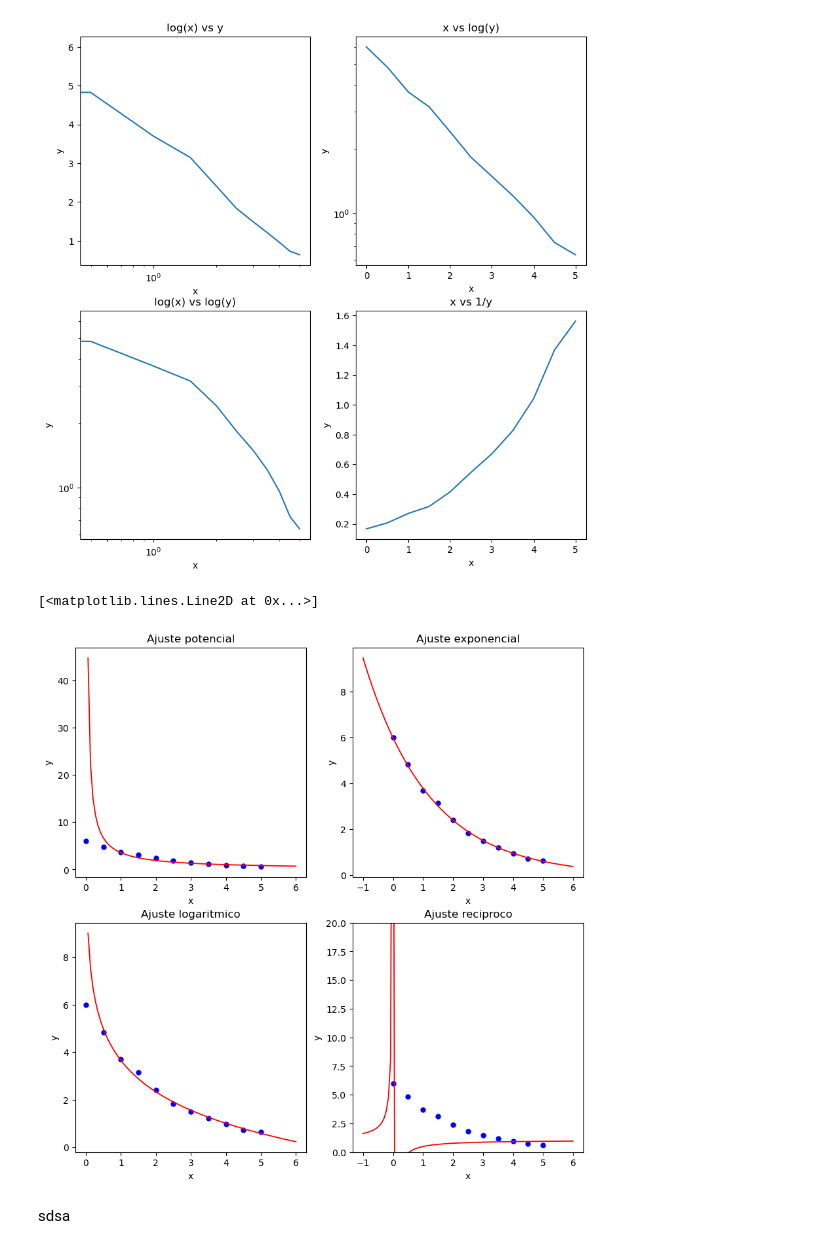
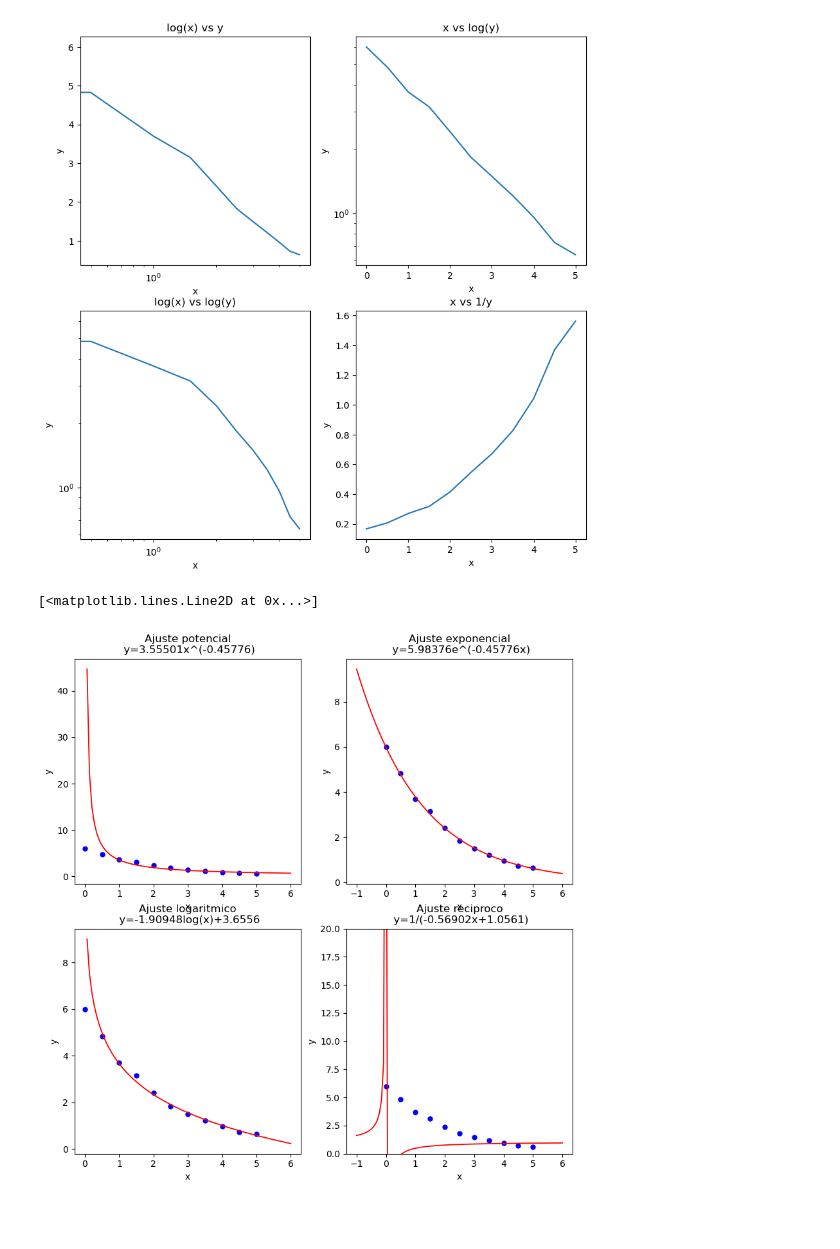
Before and after one commit to Jose-AE/F1014B, a Jupyter notebook: T1/T1.ipynb, the cells around one changed output. Drawn from its saved outputs; the diff is of its cells as text; code cells hidden in the pictures; blank space fills up the shorter version.

Commit message:
T1 Graph labels update

```diff
--- a/T1/T1.ipynb
+++ b/T1/T1.ipynb
@@ -144,38 +144,42 @@ ax[1, 1].plot(x, 1 / y)
 [figure]
 # %%
 p_po = np.polyfit(np.log(x[(x > 0) & (y > 0)]), np.log(y[(x > 0) & (y > 0)]), 1)
-m = p_po[0]
-b = np.exp(p_po[1])
+m_po = p_po[0]
+b_po = np.exp(p_po[1])
 x_po = np.linspace(-1, 6, 100)
-y_po = b * x_po**m
+y_po = b_po * x_po**m_po
 
 
 p_ex = np.polyfit(x[(x > 0) & (y > 0)], np.log(y[(x > 0) & (y > 0)]), 1)
-m = p_ex[0]
-b = np.exp(p_ex[1])
+m_ex = p_ex[0]
+b_ex = np.exp(p_ex[1])
 x_ex = np.linspace(-1, 6, 100)
-y_ex = b * np.exp(m * x_ex)
+y_ex = b_ex * np.exp(m_ex * x_ex)
 
 
 p_lo = np.polyfit(np.log(x[(x > 0) & (y > 0)]), y[(x > 0) & (y > 0)], 1)
-m = p_lo[0]
-b = p_lo[1]
+m_lo = p_lo[0]
+b_lo = p_lo[1]
 x_lo = np.linspace(-1, 6, 100)
-y_lo = b + m * np.log(x_lo)
+y_lo = b_lo + m_lo * np.log(x_lo)
 
 
 p_re = np.polyfit(1 / x[x != 0], 1 / y[x != 0], 1)
-m = p_re[0]
-b = p_re[1]
+m_re = p_re[0]
+b_re = p_re[1]
 x_re = np.linspace(-1, 6, 100)
-y_re = m / x_re + b
+y_re = m_re / x_re + b_re
 
 
 # Crear una figura con 2 filas y 2 columnas
 fig, ax = plt.subplots(nrows=2, ncols=2, figsize=(10, 10))
 
 # Gráfico 1: Ajuste potencial
-ax[0, 0].set(title="Ajuste potencial", xlabel="x", ylabel="y")
+ax[0, 0].set(
+    title=f"Ajuste potencial\n y={round(b_po,5)}x^({round(m_ex,5)})",
+    xlabel="x",
+    ylabel="y",
+)
 ax[0, 0].scatter(
     x, y, color="blue", marker="o", facecolors="blue", s=25
 )  # Scatter plot of the data
@@ -188,7 +192,11 @@ ax[0, 0].plot(
 
 
 # Gráfico 2: Ajuste exponencial
-ax[0, 1].set(title="Ajuste exponencial", xlabel="x", ylabel="y")
+ax[0, 1].set(
+    title=f"Ajuste exponencial\n y={round(b_ex,5)}e^({round(m_ex,5)}x)",
+    xlabel="x",
+    ylabel="y",
+)
 
 ax[0, 1].scatter(
     x, y, color="blue", marker="o", facecolors="blue", s=25
@@ -199,35 +207,42 @@ ax[0, 1].plot(
     linewidth=1.3,
     color="red",
 )  # Plot the fit
 
 
 # Gráfico 3: Ajuste logaritmico
-ax[1, 0].set(title="Ajuste logaritmico", xlabel="x", ylabel="y")
+ax[1, 0].set(
+    title=f"Ajuste logaritmico\n y={round(m_lo,5)}log(x)+{round(b_lo,5)}",
+    xlabel="x",
+    ylabel="y",
+)
 ax[1, 0].scatter(
     x, y, color="blue", marker="o", facecolors="blue", s=25
 )  # Scatter plot of the data
 ax[1, 0].plot(
     x_lo,
     y_lo,
     linewidth=1.3,
     color="red",
 )  # Plot the fit
 
 
 # Gráfico 4: Ajuste reciproco
-ax[1, 1].set(title="Ajuste reciproco", xlabel="x", ylabel="y", ylim=(0, 20))
+ax[1, 1].set(
+    title=f"Ajuste reciproco\n y=1/({round(m_re,5)}x+{round(b_re,5)})",
+    xlabel="x",
+    ylabel="y",
+    ylim=(0, 20),
+)
 
 ax[1, 1].scatter(
     x, y, color="blue", marker="o", facecolors="blue", s=25
 )  # Scatter plot of the data
 ax[1, 1].plot(
     x_re,
     y_re,
     linewidth=1.3,
     color="red",
 )  # Plot the fit
 # %% [output]
 [<matplotlib.lines.Line2D at 0x...>]
-[figure, old version]
+[figure, new version]
-# %% [markdown]
-sdsa
```
Also changed, not shown: parts of 2 cells of this notebook, 2 other files.
